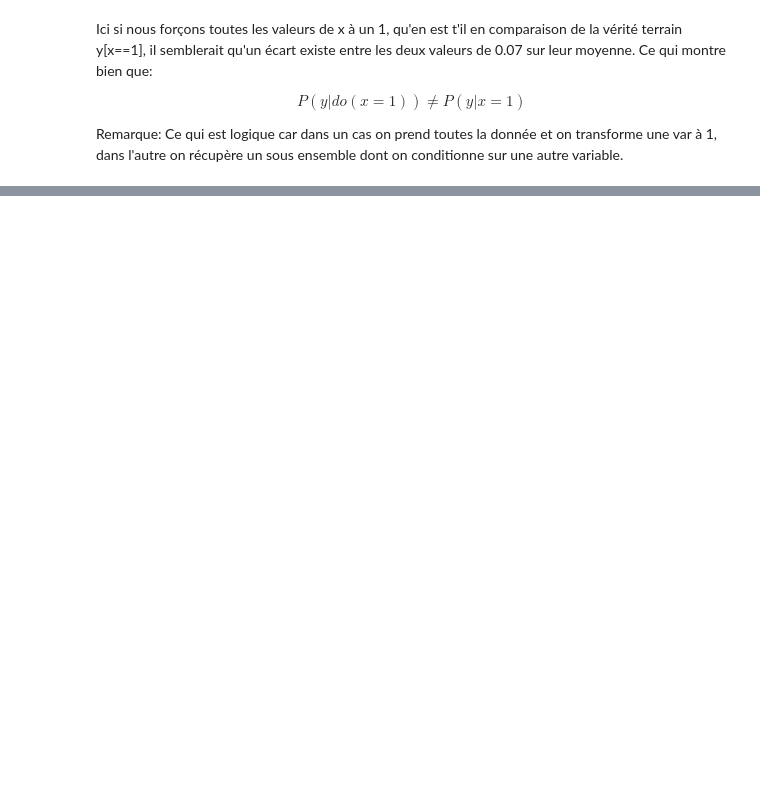
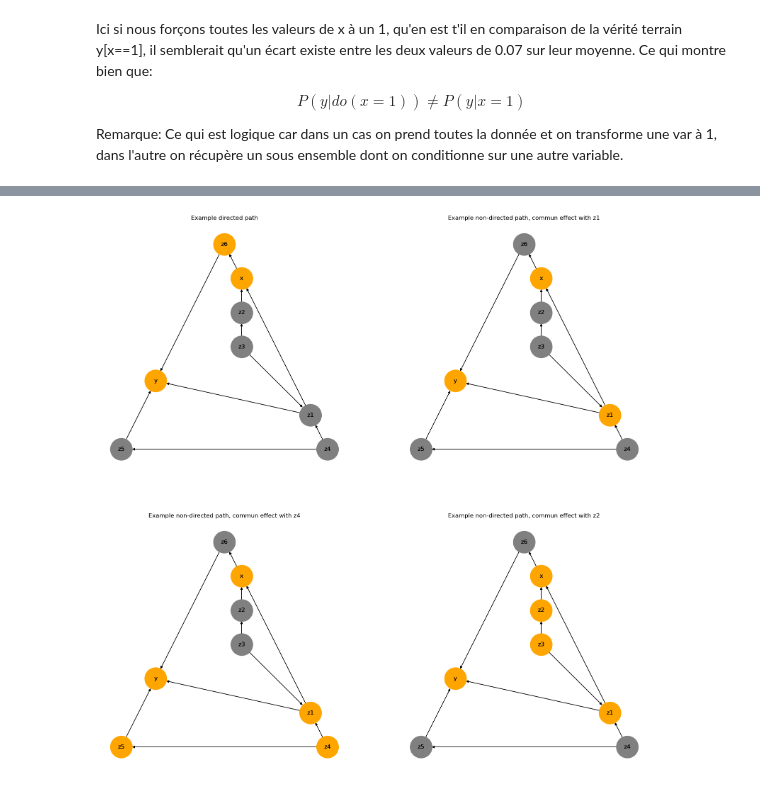
Before and after one commit to universmotion/course, a Jupyter notebook: graph/causal/1-intro.ipynb, the cells around one changed output, grey strips where cells are left out. Saved outputs shown, nothing was run; the diff lists cells and outputs as text; code cells hidden in the pictures; blank space fills up the shorter version.

```diff
--- a/graph/causal/1-intro.ipynb
+++ b/graph/causal/1-intro.ipynb
@@ -408,0 +434,36 @@ Remarque: Ce qui est logique car dans un cas on prend toutes la donnée et on tr
+# %%
+import matplotlib.pyplot as plt
+
+
+plt.figure(figsize=(20,20))
+plt.subplot(2, 2, 1)
+plt.title("Example directed path")
+
+node_list_orange = ["y", "z6", "x"]
+
+nx.draw_planar(g, with_labels=True, nodelist=node_list_orange, node_color="orange", node_size=2000)
+nx.draw_planar(g, with_labels=True, nodelist=[n for n in list(g.nodes()) if n not in node_list_orange], node_color="gray", node_size=2000)
+
+plt.subplot(2, 2, 2)
+plt.title("Example non-directed path, commun effect with z1")
+node_list_orange = ["y", "z1", "x"]
+
+nx.draw_planar(g, with_labels=True, nodelist=node_list_orange, node_color="orange", node_size=2000)
+nx.draw_planar(g, with_labels=True, nodelist=[n for n in list(g.nodes()) if n not in node_list_orange], node_color="gray", node_size=2000)
+
+
+plt.subplot(2, 2, 3)
+plt.title("Example non-directed path, commun effect with z4")
+node_list_orange = ["y", "z4", "z5", "z1", "x"]
+
+nx.draw_planar(g, with_labels=True, nodelist=node_list_orange, node_color="orange", node_size=2000)
+nx.draw_planar(g, with_labels=True, nodelist=[n for n in list(g.nodes()) if n not in node_list_orange], node_color="gray", node_size=2000)
+
+plt.subplot(2, 2, 4)
+plt.title("Example non-directed path, commun effect with z2")
+node_list_orange = ["y", "z3", "z2", "z1", "x"]
+
+nx.draw_planar(g, with_labels=True, nodelist=node_list_orange, node_color="orange", node_size=2000)
+nx.draw_planar(g, with_labels=True, nodelist=[n for n in list(g.nodes()) if n not in node_list_orange], node_color="gray", node_size=2000)
+# %% [output]
+[figure, added]
```
Also changed, not shown: parts of 10 cells of this notebook, 2 other files.
